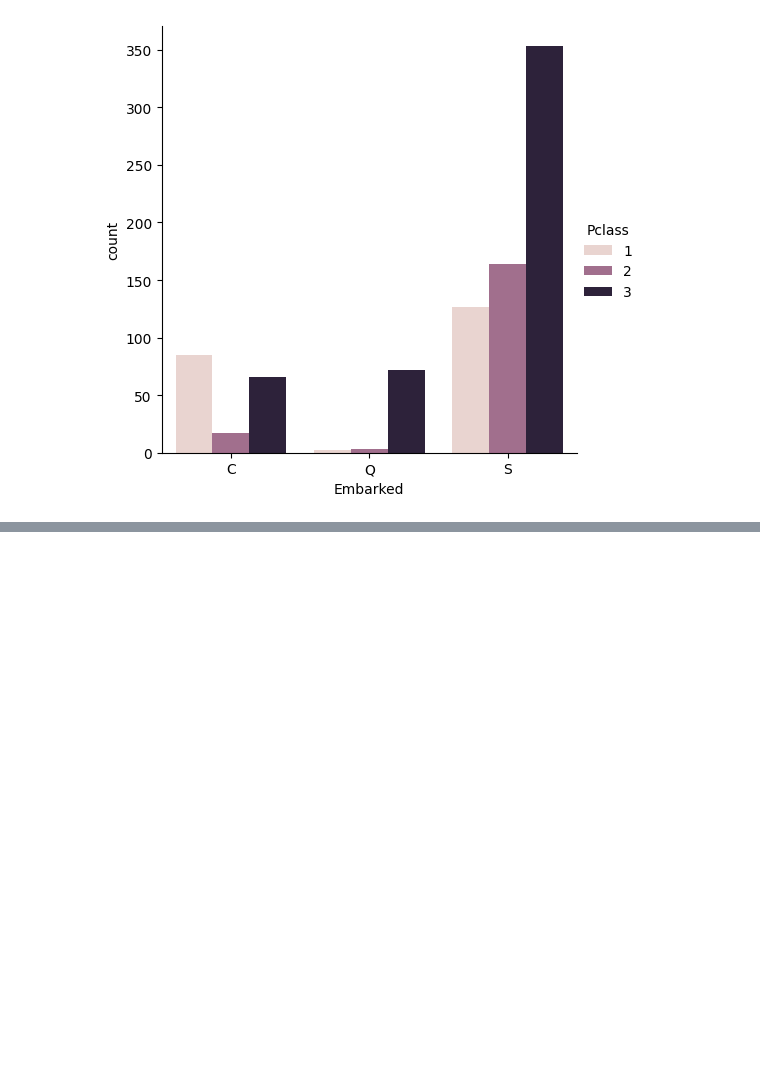
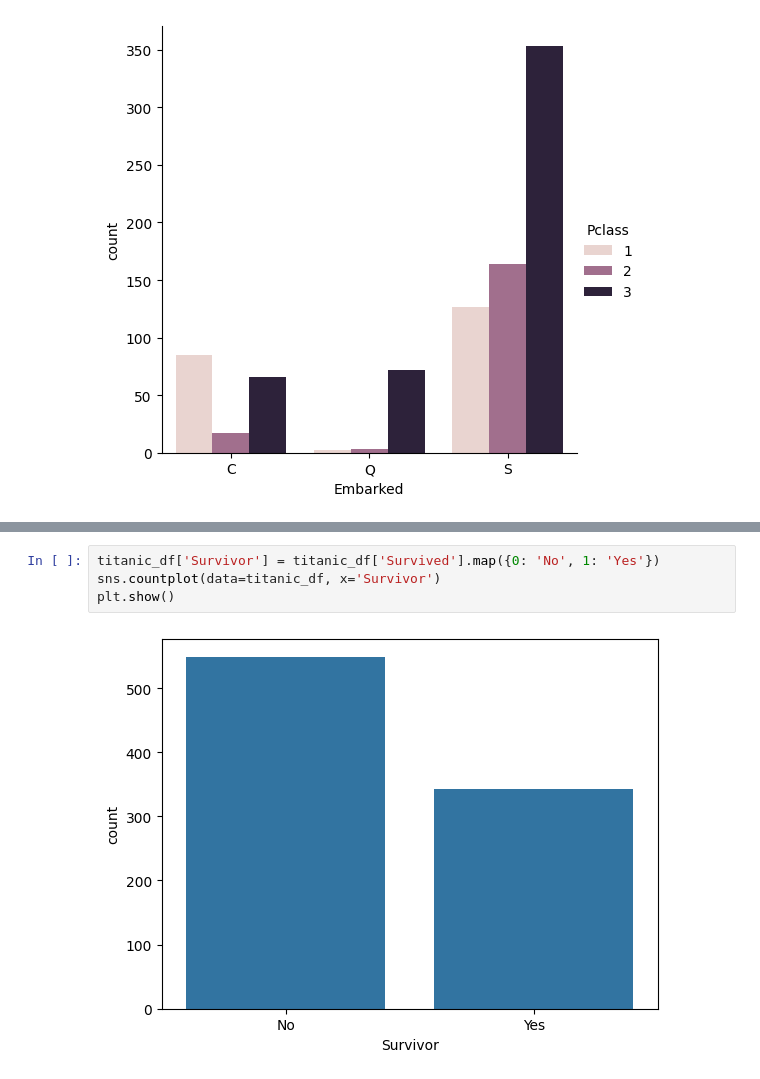
Before and after one commit to Mashall249/Python_practice, a Jupyter notebook: Jupyter/ExampleProjects/TitanicProject.ipynb, the cells around one changed output, grey strips where cells are left out. Cells and saved outputs as stored; diff of their text form; blank space fills up the shorter version.

```diff
--- a/Jupyter/ExampleProjects/TitanicProject.ipynb
+++ b/Jupyter/ExampleProjects/TitanicProject.ipynb
@@ -181,0 +190,6 @@ plt.show()
+# %%
+titanic_df['Survivor'] = titanic_df['Survived'].map({0: 'No', 1: 'Yes'})
+sns.countplot(data=titanic_df, x='Survivor')
+plt.show()
+# %% [output]
+[figure, added]
```
Also changed, not shown: parts of 7 cells of this notebook, 1 other file.
